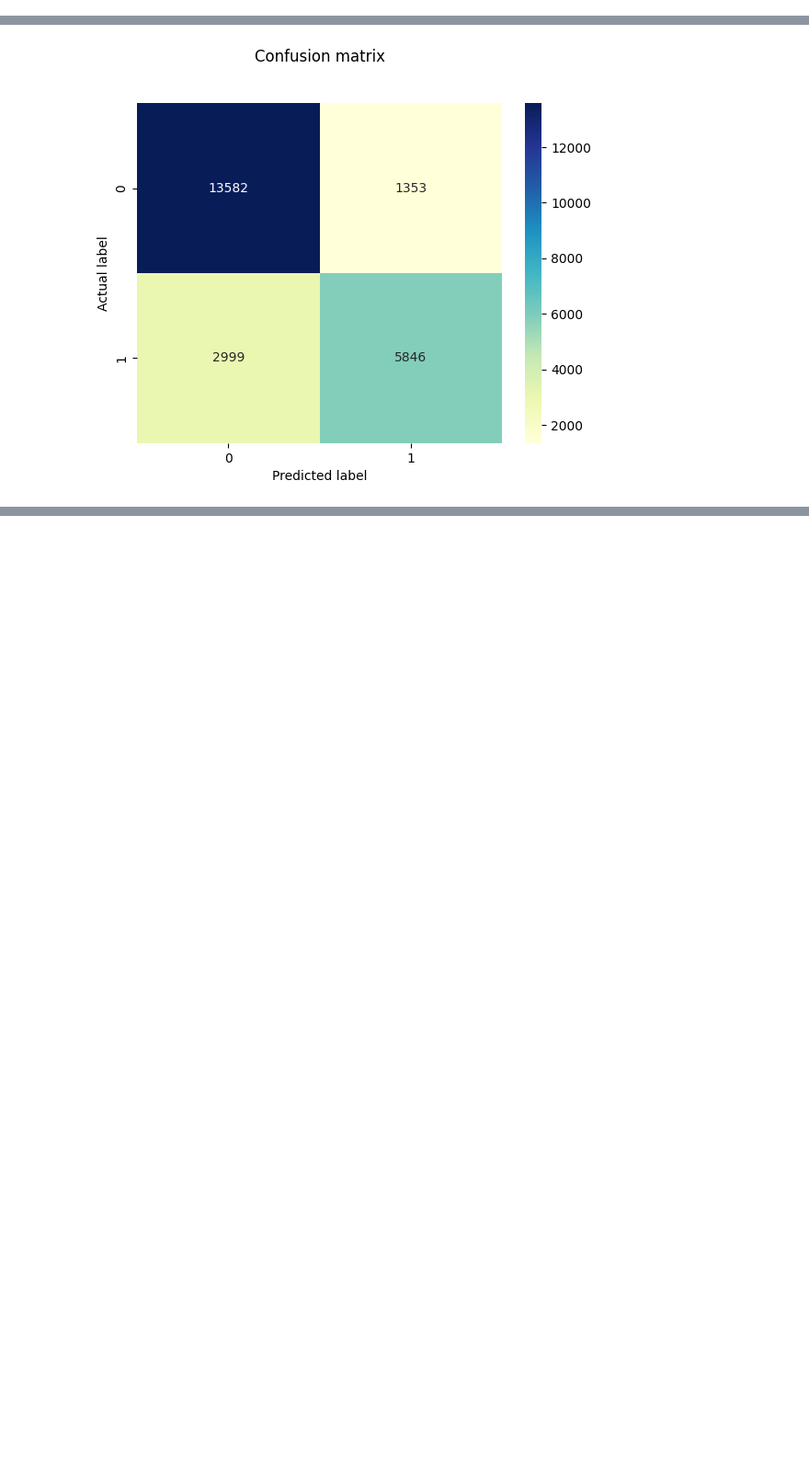
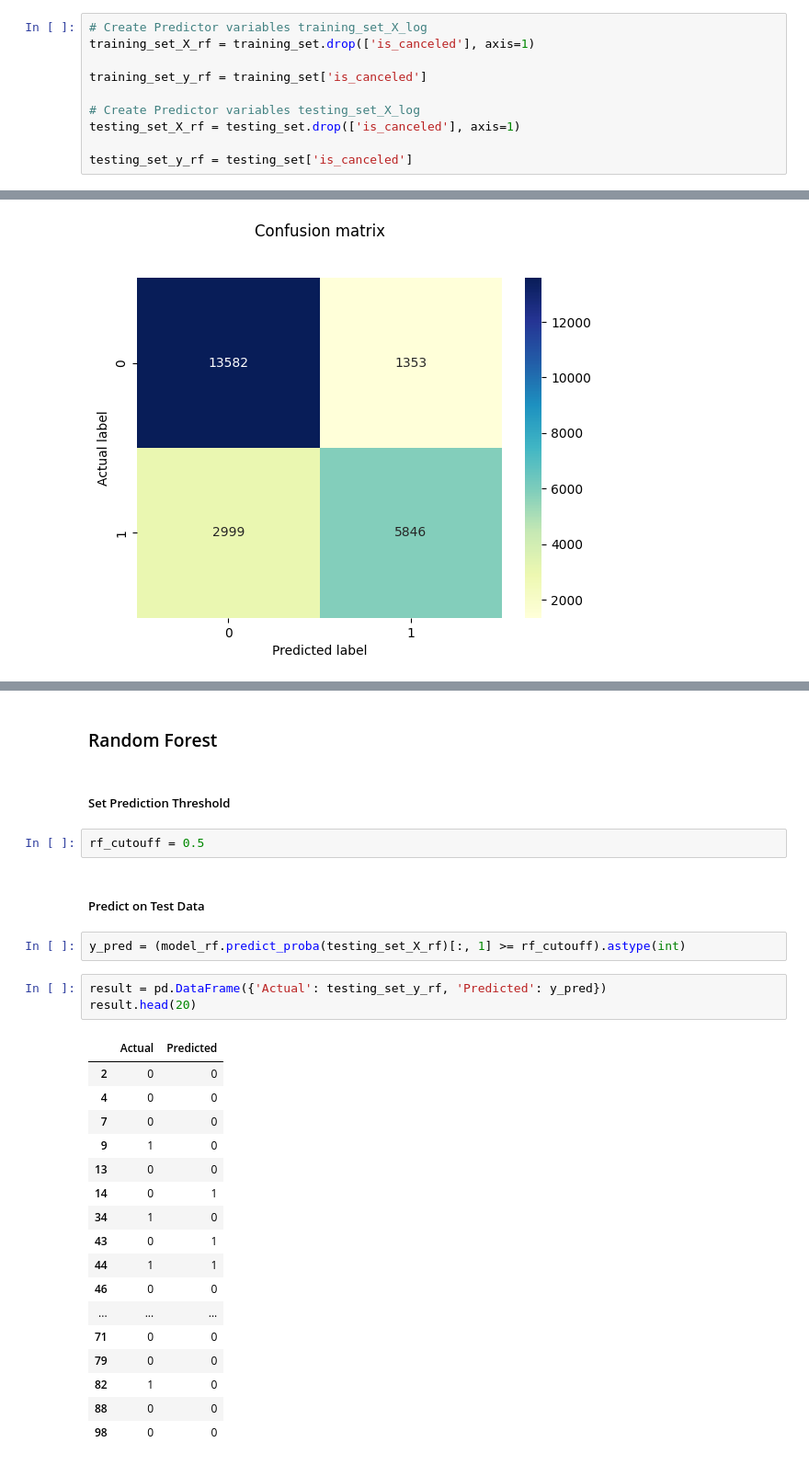
Before and after one commit to TraceGrain1/si618_final_project, a Jupyter notebook: Final_Project_Notebook.ipynb, the cells around one changed output, grey strips where cells are left out. Shown at 92% size. Drawn from its saved outputs; the diff is of its cells as text; blank space fills up the shorter version.

```diff
--- a/Final_Project_Notebook.ipynb
+++ b/Final_Project_Notebook.ipynb
@@ -514,0 +528,10 @@ testing_set_y_knn = testing_set['is_canceled']
+# %%
+# Create Predictor variables training_set_X_log
+training_set_X_rf = training_set.drop(['is_canceled'], axis=1)
+
+training_set_y_rf = training_set['is_canceled']
+
+# Create Predictor variables testing_set_X_log
+testing_set_X_rf = testing_set.drop(['is_canceled'], axis=1)
+
+testing_set_y_rf = testing_set['is_canceled']
@@ -565,0 +630,31 @@ weighted avg       0.82      0.82      0.81     23780
+# %% [markdown]
+### Random Forest
+# %% [markdown]
+##### Set Prediction Threshold
+# %%
+rf_cutouff = 0.5
+# %% [markdown]
+##### Predict on Test Data
+# %%
+y_pred = (model_rf.predict_proba(testing_set_X_rf)[:, 1] >= rf_cutouff).astype(int)
+# %%
+result = pd.DataFrame({'Actual': testing_set_y_rf, 'Predicted': y_pred})
+result.head(20)
+# %% [output]
+|  | Actual | Predicted |
+| 2 | 0 | 0 |
+| 4 | 0 | 0 |
+| 7 | 0 | 0 |
+| 9 | 1 | 0 |
+| 13 | 0 | 0 |
+| 14 | 0 | 1 |
+| 34 | 1 | 0 |
+| 43 | 0 | 1 |
+| 44 | 1 | 1 |
+| 46 | 0 | 0 |
+| ... | ... | ... |
+| 71 | 0 | 0 |
+| 79 | 0 | 0 |
+| 82 | 1 | 0 |
+| 88 | 0 | 0 |
+| 98 | 0 | 0 |
```
Also changed, not shown: parts of 21 cells of this notebook.
